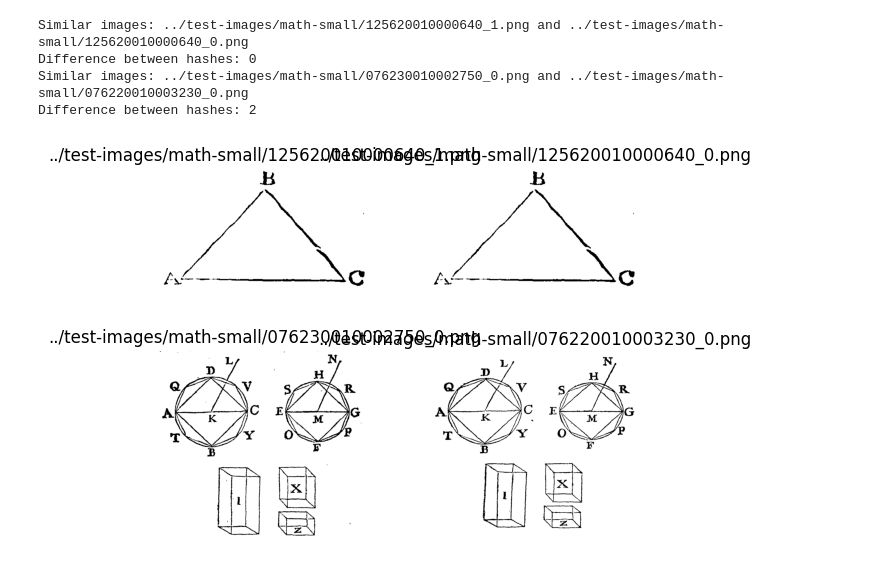
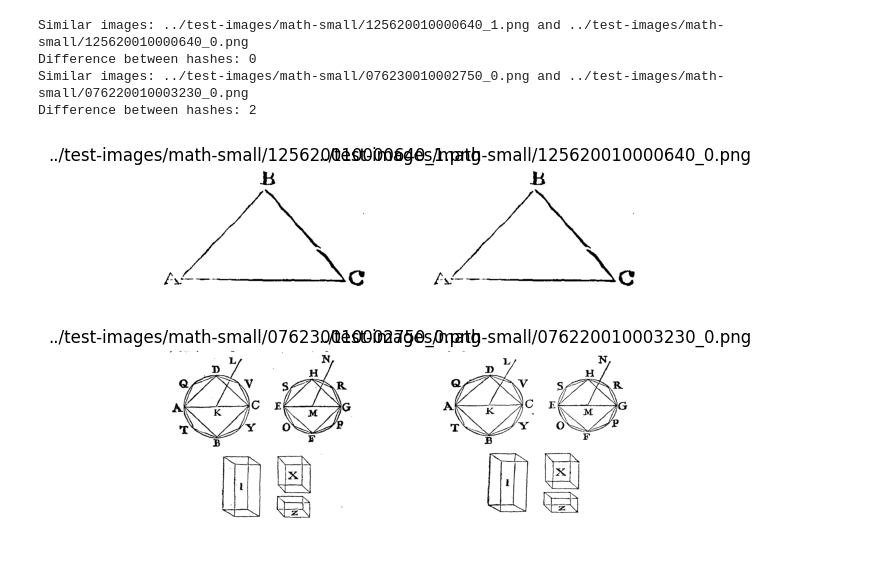
Before and after one commit to AlluSu/image-similarity-detection, a Jupyter notebook: code/hashing-compare.ipynb, the cells around one changed output. Cells and saved outputs as stored; diff of their text form; code cells hidden in the pictures.

```diff
--- a/code/hashing-compare.ipynb
+++ b/code/hashing-compare.ipynb
@@ -54,19 +55,21 @@ Difference between hashes: 2
 # %%
 # Print similar images side by side
 # This stops the program execution and open the images in an image viewer window
 for image in pic_list:
+    rows = len(pic_list)
+    columns = 2
     fig = plt.figure()
     img1 = cv2.imread(str(image[0]))
     img2 = cv2.imread(str(image[1]))
-    fig.add_subplot(1, 2, 1)
+    fig.add_subplot(rows, columns, 1)
     plt.imshow(img1)
     plt.axis('off')
-    plt.title(image[0])
-    fig.add_subplot(1, 2, 2)
+    plt.title(image[0], loc='center', wrap=True)
+    fig.add_subplot(rows, columns, 2)
     plt.imshow(img2)
     plt.axis('off')
-    plt.title(image[1])
+    plt.title(image[1], loc='center', wrap=True)
     plt.show()
 # %% [output]
 [figure]
-[figure, old version]
+[figure, new version]
```
Also changed, not shown: parts of 1 cell of this notebook, 2 other files.
